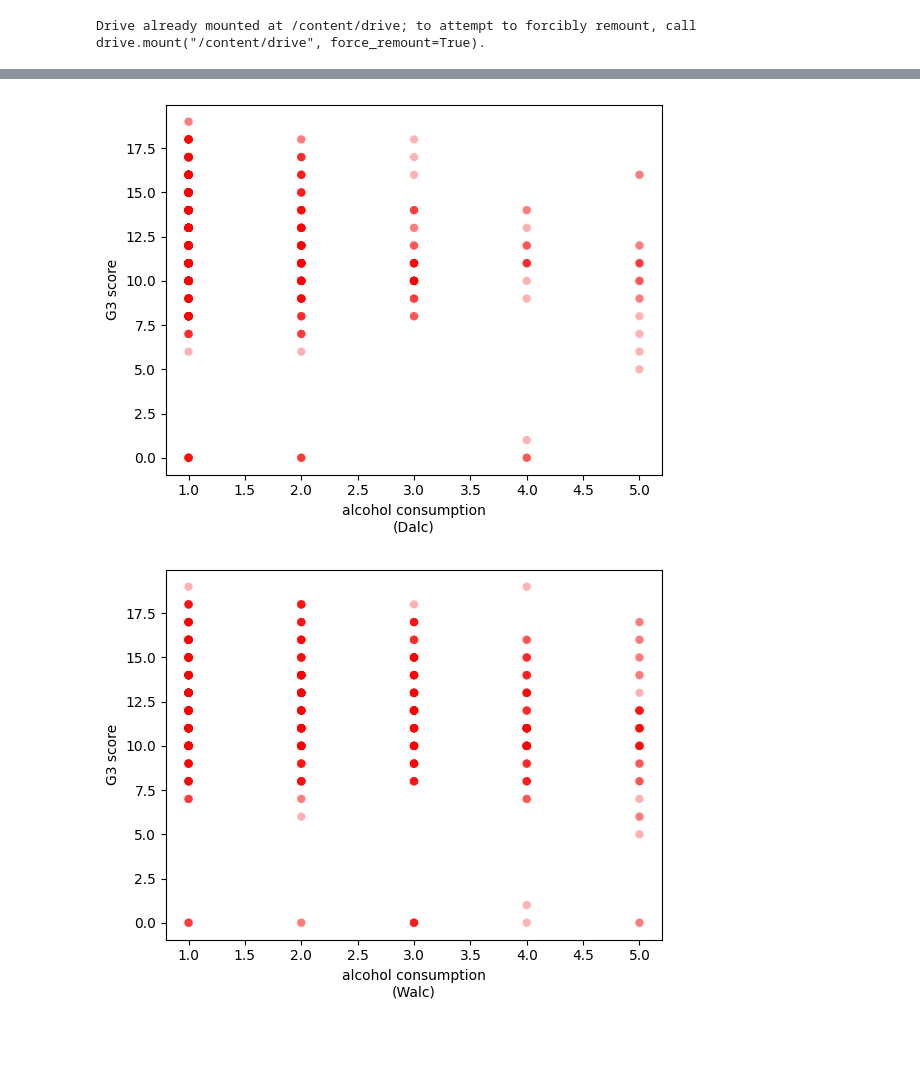
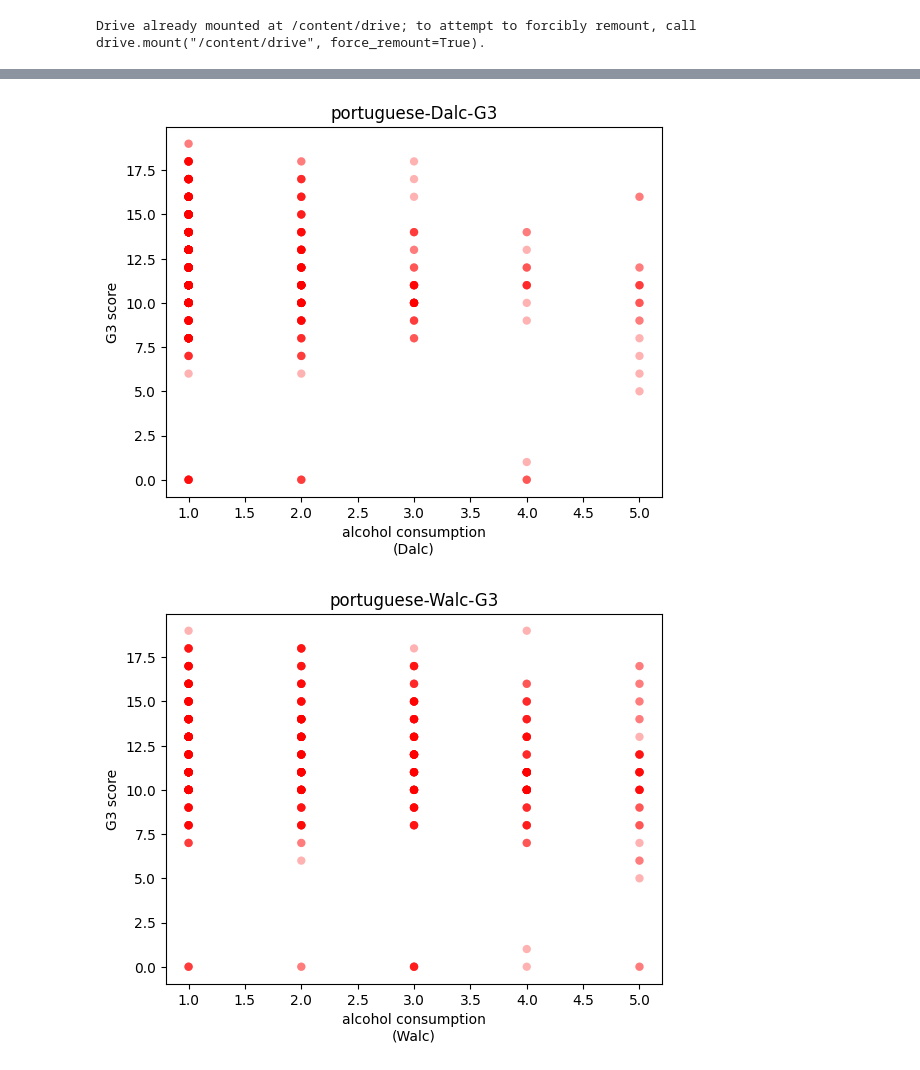
Before and after one commit to thislis/2023_Big_Data_analysis, a Jupyter notebook: code.ipynb, the cells around one changed output, grey strips where cells are left out. Saved outputs shown, nothing was run; the diff lists cells and outputs as text; code cells hidden in the pictures; blank space fills up the shorter version.

```diff
--- a/code.ipynb
+++ b/code.ipynb
@@ -120,18 +124,19 @@ plt.show()
 # %%
 fig = plt.figure()
 ax = fig.add_subplot()
 
 x = df_portuguese_alcohol['Dalc'].to_numpy()
 y = df_portuguese_G3
 
 ax.set_xlabel('alcohol consumption\n(Dalc)')
 ax.set_ylabel('G3 score')
 
 scatter = ax.scatter(x, y, c='r', alpha=0.3, edgecolors='none')
 
+plt.title("portuguese-Dalc-G3")
 plt.show()
 # %% [output]
-[figure, old version]
+[figure, new version]
 # %%
 fig = plt.figure()
 ax = fig.add_subplot()
@@ -144,9 +149,10 @@ ax.set_ylabel('G3 score')
 
 scatter = ax.scatter(x, y, c='r', alpha=0.3, edgecolors='none')
 
+plt.title("portuguese-Walc-G3")
 plt.show()
 # %% [output]
-[figure, old version]
+[figure, new version]
 # %%
 fig = plt.figure()
 ax = fig.add_subplot()
```
Also changed, not shown: parts of 6 cells of this notebook.
